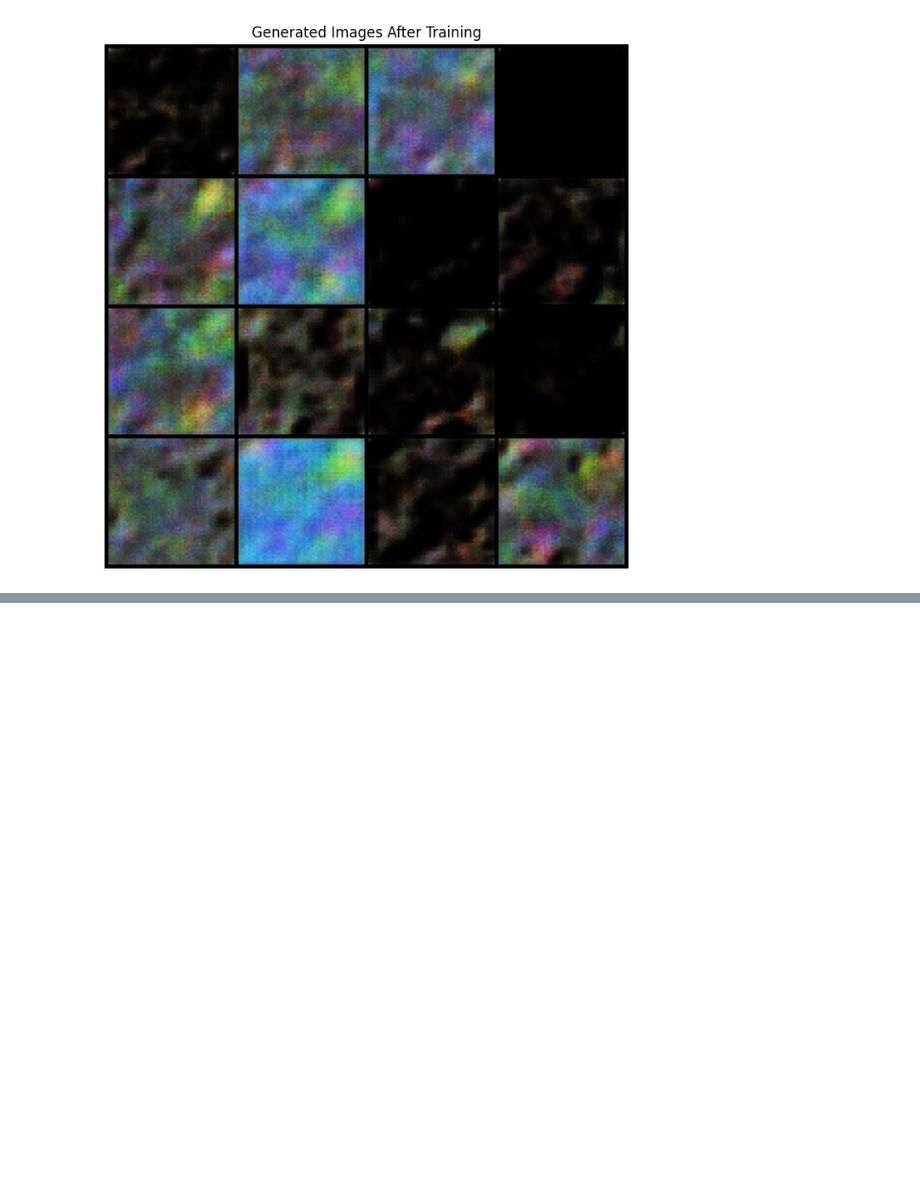
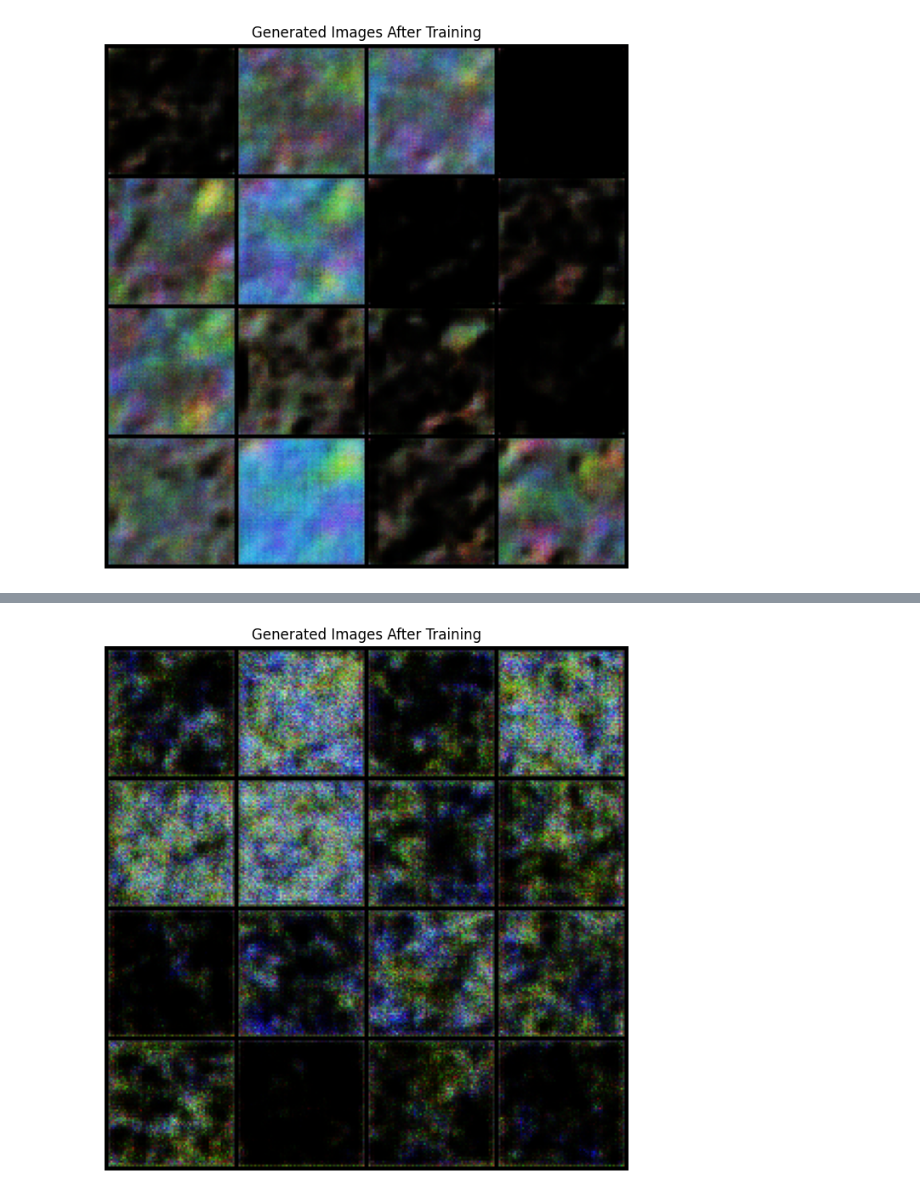
Before and after one commit to floriankark/Transmittance2FOM-GenModels, a Jupyter notebook: transmittance2fom_genmodels/notebooks/Image_generation.ipynb, the cells around one changed output, grey strips where cells are left out. Saved outputs shown, nothing was run; the diff lists cells and outputs as text; code cells hidden in the pictures; blank space fills up the shorter version.

```diff
--- a/transmittance2fom_genmodels/notebooks/Image_generation.ipynb
+++ b/transmittance2fom_genmodels/notebooks/Image_generation.ipynb
@@ -349,0 +313,2 @@ with torch.no_grad():
+# %%
+generator, discriminator = train_WGAN(epochs=5)
@@ -349,0 +321,4 @@ with torch.no_grad():
+# %%
+generate_images(generator)
+# %% [output]
+[figure, added]
```
Also changed, not shown: parts of 3 cells of this notebook, 1 other file.
